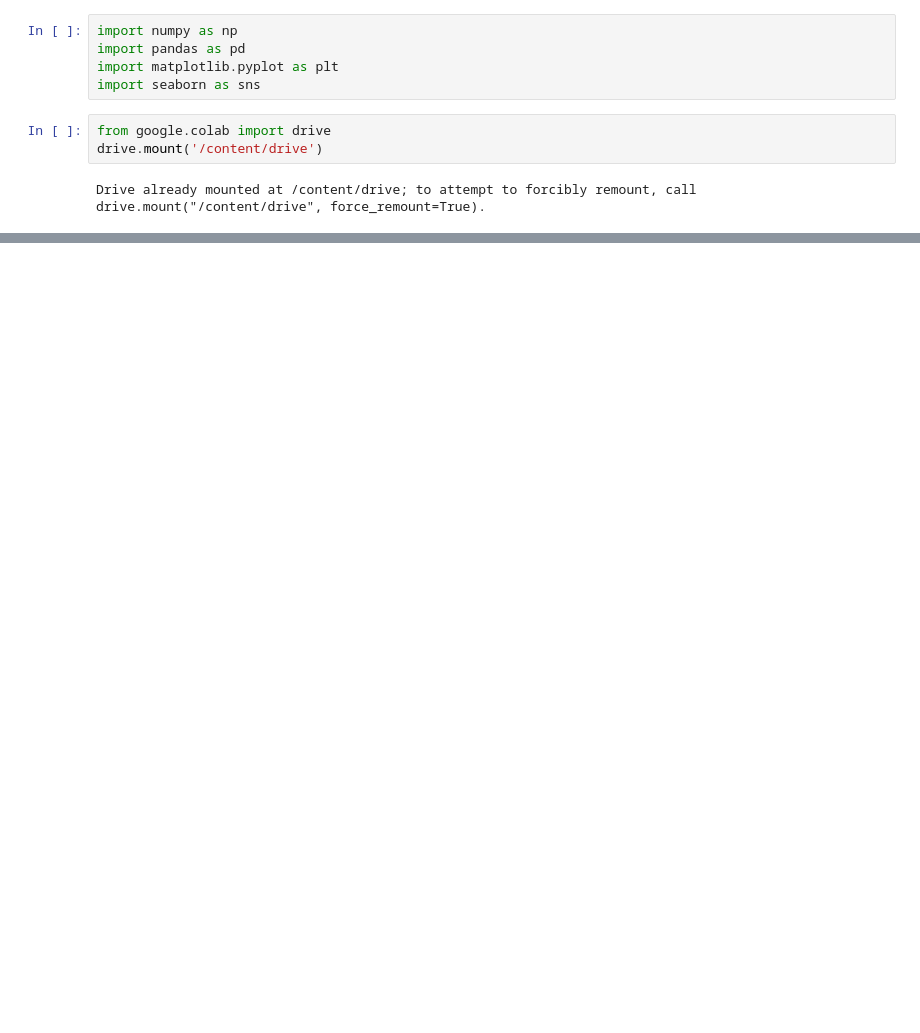
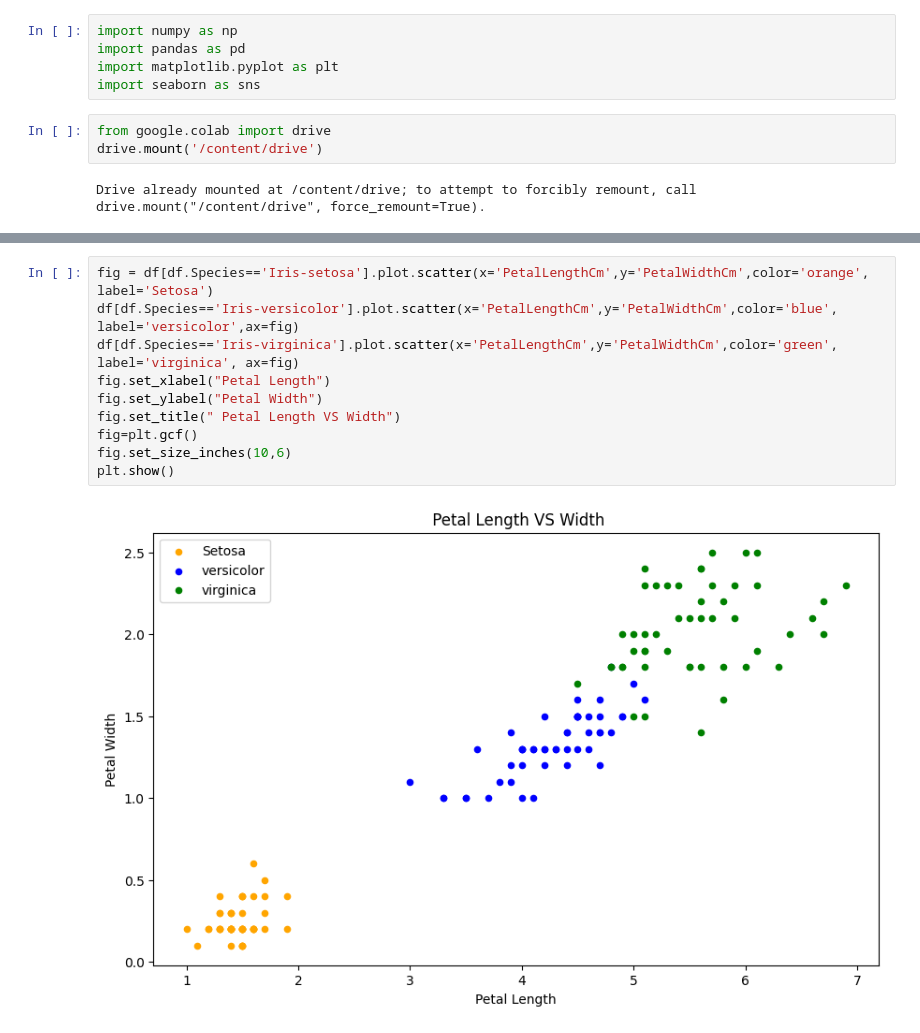
Before and after one commit to Enkhamgalan1230/CO559-ML-DL-Group-project, a Jupyter notebook: GroupProj.ipynb, the cells around one changed output, grey strips where cells are left out. Drawn from its saved outputs; the diff is of its cells as text; blank space fills up the shorter version.

```diff
--- a/GroupProj.ipynb
+++ b/GroupProj.ipynb
@@ -43,0 +80,12 @@ df.head()
+# %%
+fig = df[df.Species=='Iris-setosa'].plot.scatter(x='PetalLengthCm',y='PetalWidthCm',color='orange', label='Setosa')
+df[df.Species=='Iris-versicolor'].plot.scatter(x='PetalLengthCm',y='PetalWidthCm',color='blue', label='versicolor',ax=fig)
+df[df.Species=='Iris-virginica'].plot.scatter(x='PetalLengthCm',y='PetalWidthCm',color='green', label='virginica', ax=fig)
+fig.set_xlabel("Petal Length")
+fig.set_ylabel("Petal Width")
+fig.set_title(" Petal Length VS Width")
+fig=plt.gcf()
+fig.set_size_inches(10,6)
+plt.show()
+# %% [output]
+[figure, added]
```
Also changed, not shown: parts of 6 cells of this notebook.
